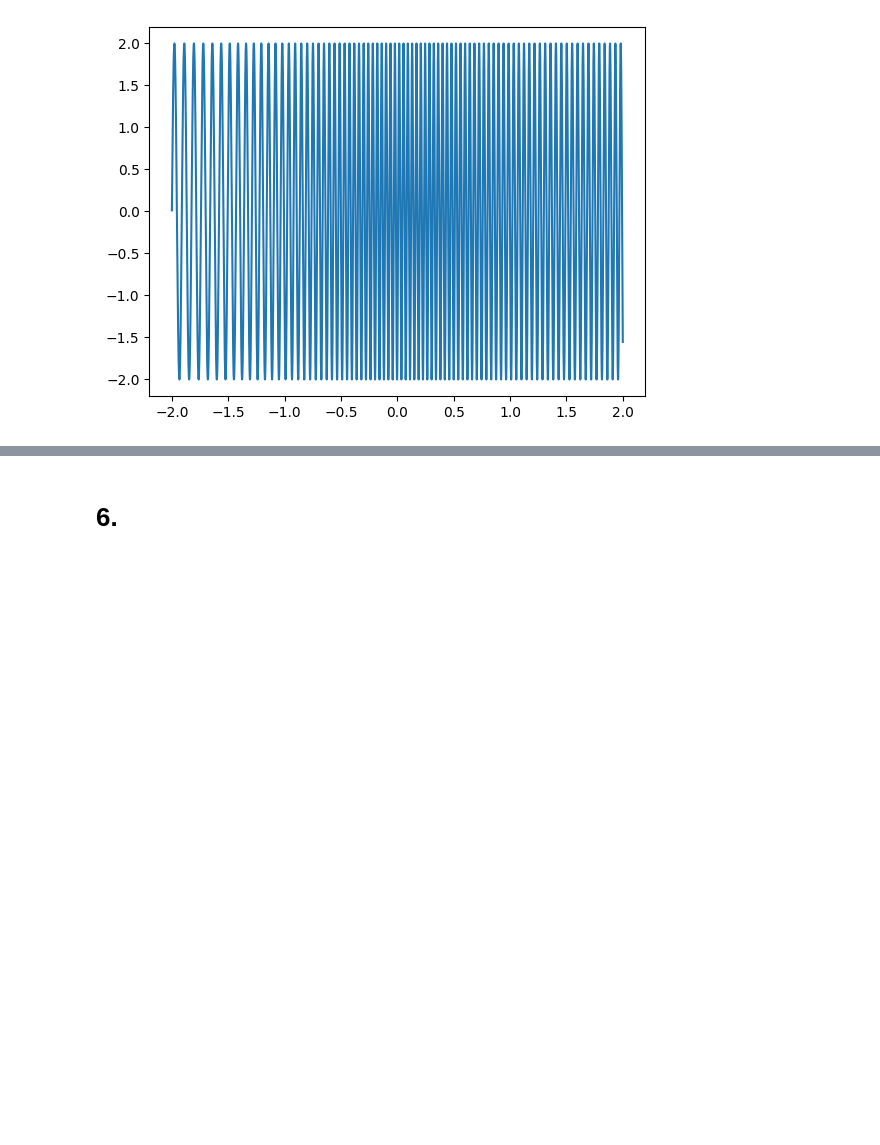
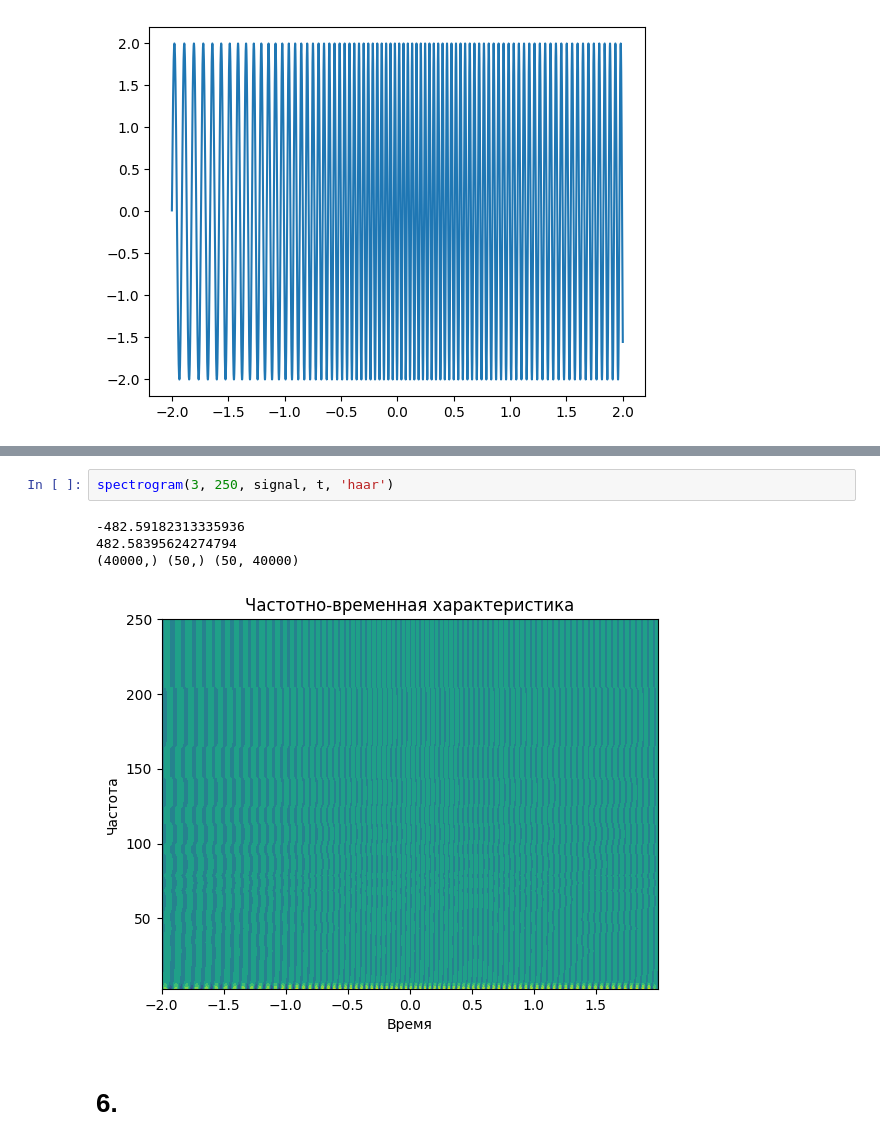
Before and after one commit to KadilenkoIvan/digital_signal_processing, a Jupyter notebook: lab5/lab5.ipynb, the cells around one changed output, grey strips where cells are left out. Drawn from its saved outputs; the diff is of its cells as text; blank space fills up the shorter version.

```diff
--- a/lab5/lab5.ipynb
+++ b/lab5/lab5.ipynb
@@ -219,3 +273,10 @@ spectrogram(3, 35, signal, t, 'morle')
+# %%
+spectrogram(3, 250, signal, t, 'haar')
+# %% [output]
+-482.59182313335936
+482.58395624274794
+(40000,) (50,) (50, 40000)
+[figure, added]
 # %% [markdown]
 # 6.
 # %%
```
Also changed, not shown: parts of 6 cells of this notebook.
